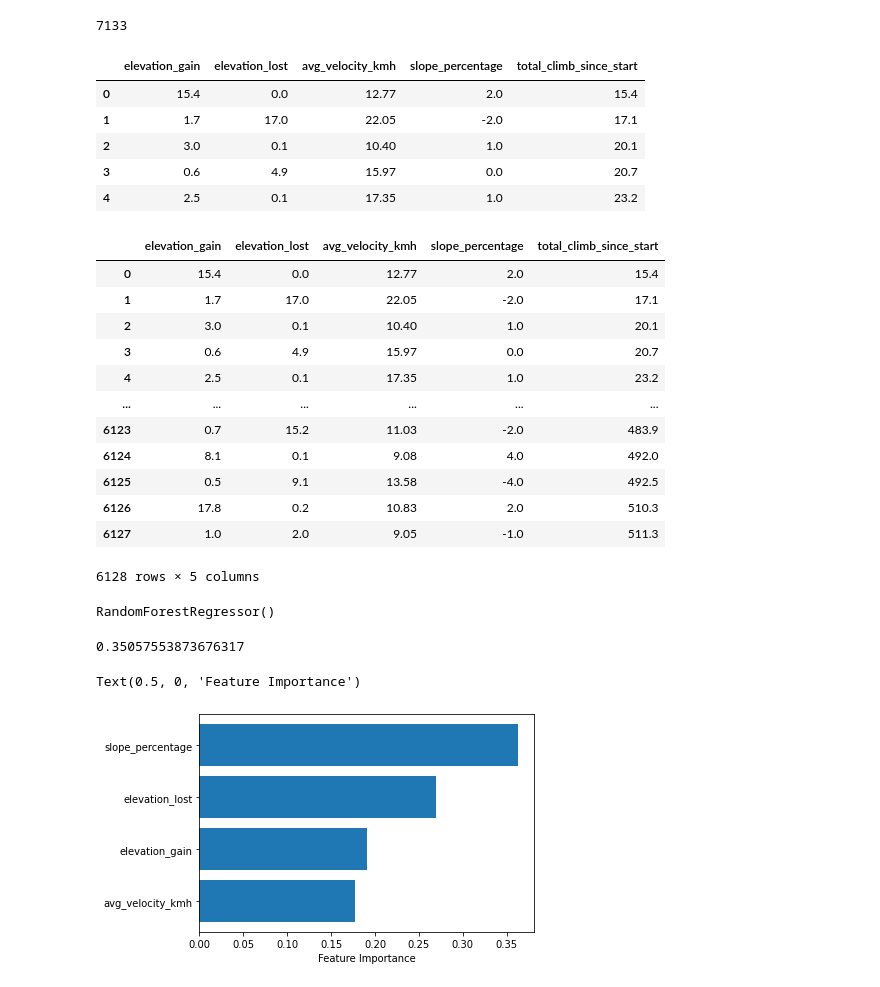
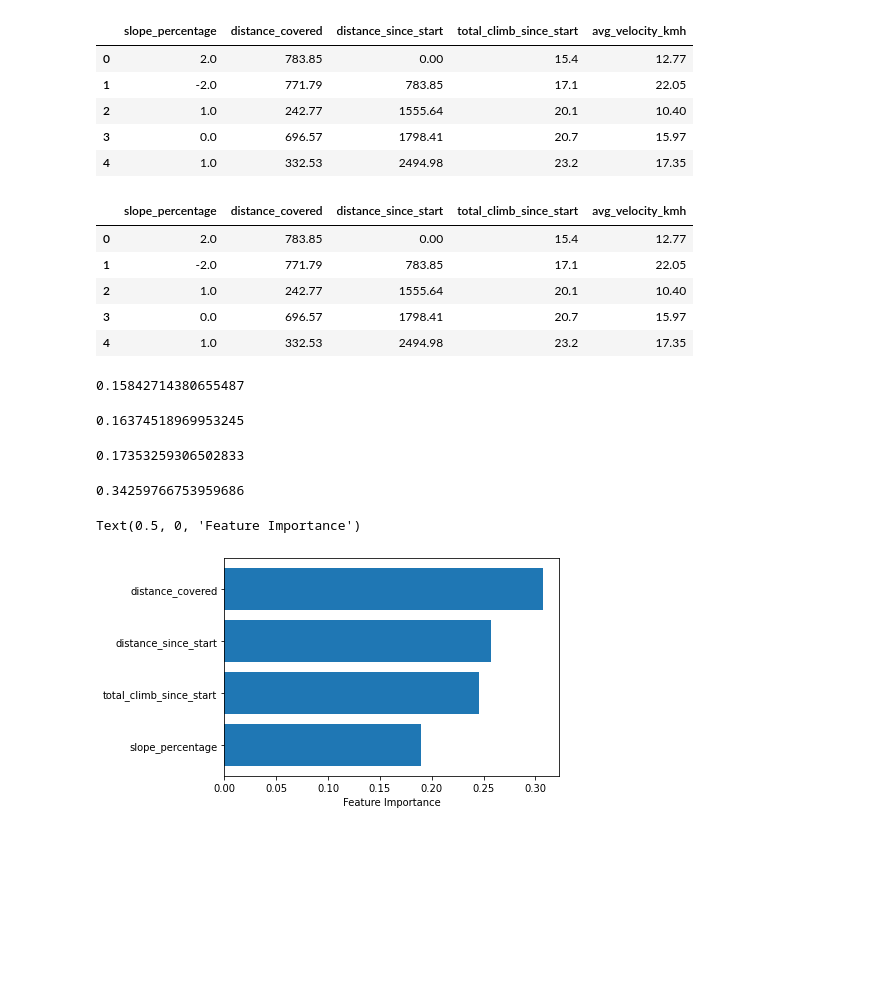
Before and after one commit to ozguney/iuc-mak-pro-i, a Jupyter notebook: src/ml_deneme.ipynb, the cells around one changed output. Saved outputs shown, nothing was run; the diff lists cells and outputs as text; code cells hidden in the pictures; blank space fills up the shorter version.

Commit message:
machine learning ve total climb
total_climb_since_start hatası düzeltildi ama hala eksik

```diff
--- a/src/ml_deneme.ipynb
+++ b/src/ml_deneme.ipynb
@@ -15,7 +15,3 @@ ssDF.head()
-# %%
-len(ssDF)
-# %% [output]
-7133
 # %%
 ssDF.drop(ssDF[ssDF.distance_covered < 3].index, inplace=True)
 ssDF.drop(ssDF[ssDF.avg_velocity_kmh < 7].index, inplace=True)
@@ -22,26 +20,20 @@ ssDF.drop(ssDF[ssDF.avg_velocity_kmh < 7].index, inplace=True)
-# %%
-ssDF = ssDF.drop(['ride_index','start_lat','start_lon','end_lat','end_lon','elevation_change','elevation','pct_of_total_ride','all_time_avg_kmh','is_he_resting','time_since_start','time_elapsed','distance_covered','distance_since_start'], axis=1)
-ssDF.head()
-# %% [output]
-|  | elevation_gain | elevation_lost | avg_velocity_kmh | slope_percentage | total_climb_since_start |
-| 0 | 15.4 | 0.0 | 12.77 | 2.0 | 15.4 |
-| 1 | 1.7 | 17.0 | 22.05 | -2.0 | 17.1 |
-| 2 | 3.0 | 0.1 | 10.40 | 1.0 | 20.1 |
-| 3 | 0.6 | 4.9 | 15.97 | 0.0 | 20.7 |
-| 4 | 2.5 | 0.1 | 17.35 | 1.0 | 23.2 |
+# %%
+ssDF = ssDF[['slope_percentage','distance_covered','distance_since_start','total_climb_since_start','avg_velocity_kmh']]
+ssDF.head()
+# %% [output]
+|  | slope_percentage | distance_covered | distance_since_start | total_climb_since_start | avg_velocity_kmh |
+| 0 | 2.0 | 783.85 | 0.00 | 15.4 | 12.77 |
+| 1 | -2.0 | 771.79 | 783.85 | 17.1 | 22.05 |
+| 2 | 1.0 | 242.77 | 1555.64 | 20.1 | 10.40 |
+| 3 | 0.0 | 696.57 | 1798.41 | 20.7 | 15.97 |
+| 4 | 1.0 | 332.53 | 2494.98 | 23.2 | 17.35 |
 # %%
 ssDF.reset_index(drop=True)
+ssDF.head()
 # %% [output]
-|  | elevation_gain | elevation_lost | avg_velocity_kmh | slope_percentage | total_climb_since_start |
-| 0 | 15.4 | 0.0 | 12.77 | 2.0 | 15.4 |
-| 1 | 1.7 | 17.0 | 22.05 | -2.0 | 17.1 |
-| 2 | 3.0 | 0.1 | 10.40 | 1.0 | 20.1 |
-| 3 | 0.6 | 4.9 | 15.97 | 0.0 | 20.7 |
-| 4 | 2.5 | 0.1 | 17.35 | 1.0 | 23.2 |
-| ... | ... | ... | ... | ... | ... |
-| 6123 | 0.7 | 15.2 | 11.03 | -2.0 | 483.9 |
-| 6124 | 8.1 | 0.1 | 9.08 | 4.0 | 492.0 |
-| 6125 | 0.5 | 9.1 | 13.58 | -4.0 | 492.5 |
-| 6126 | 17.8 | 0.2 | 10.83 | 2.0 | 510.3 |
-| 6127 | 1.0 | 2.0 | 9.05 | -1.0 | 511.3 |
+|  | slope_percentage | distance_covered | distance_since_start | total_climb_since_start | avg_velocity_kmh |
+| 0 | 2.0 | 783.85 | 0.00 | 15.4 | 12.77 |
+| 1 | -2.0 | 771.79 | 783.85 | 17.1 | 22.05 |
+| 2 | 1.0 | 242.77 | 1555.64 | 20.1 | 10.40 |
+| 3 | 0.0 | 696.57 | 1798.41 | 20.7 | 15.97 |
+| 4 | 1.0 | 332.53 | 2494.98 | 23.2 | 17.35 |
-6128 rows × 5 columns
@@ -56,20 +45,40 @@ X_train, X_test, y_train, y_test = train_test_split(X, y, test_size=0.2)
+# %%
+from sklearn.linear_model import Lasso
+
+model = Lasso()
+model.fit(X_train, y_train)
+model.score(X_test, y_test)
+# %% [output]
+0.15842714380655487
+# %%
+from sklearn.linear_model import ElasticNet
+model = ElasticNet()
+model.fit(X_train, y_train)
+model.score(X_test, y_test)
+# %% [output]
+0.16374518969953245
+# %%
+from sklearn.linear_model import Ridge
+model = Ridge()
+model.fit(X_train, y_train)
+model.score(X_test, y_test)
+# %% [output]
+0.17353259306502833
 # %%
+from sklearn.ensemble import RandomForestRegressor
 model = RandomForestRegressor()
 model.fit(X_train, y_train)
+model.score(X_test, y_test)
 # %% [output]
-RandomForestRegressor()
+0.34259766753959686
-# %%
-model.score(X_test, y_test)
-# %% [output]
-0.35057553873676317
 # %%
 from sklearn.inspection import permutation_importance
 from matplotlib import pyplot as plt
 %matplotlib inline
 # %%
 sort = model.feature_importances_.argsort()
-plt.barh(ssDF.columns[sort], model.feature_importances_[sort])
+plt.barh(X.columns[sort], model.feature_importances_[sort])
 plt.xlabel("Feature Importance")
 # %% [output]
 Text(0.5, 0, 'Feature Importance')
-[figure, old version]
+[figure, new version]
```
Also changed, not shown: parts of 18 cells of this notebook, 4 other files.
